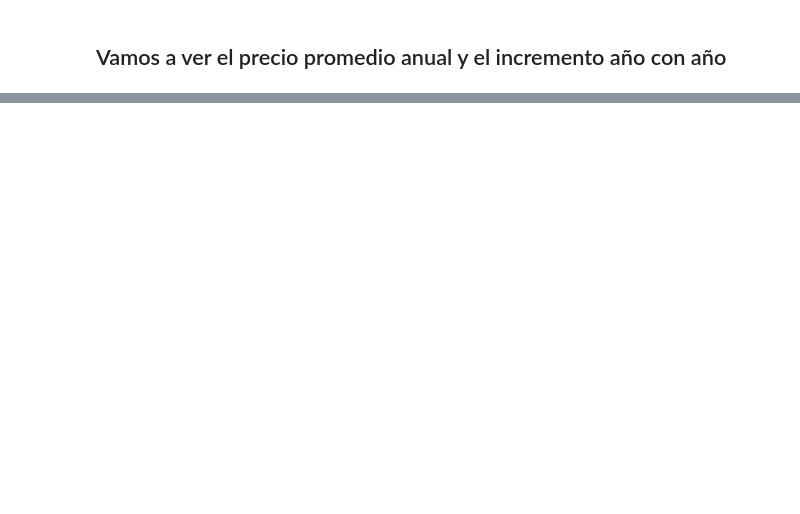
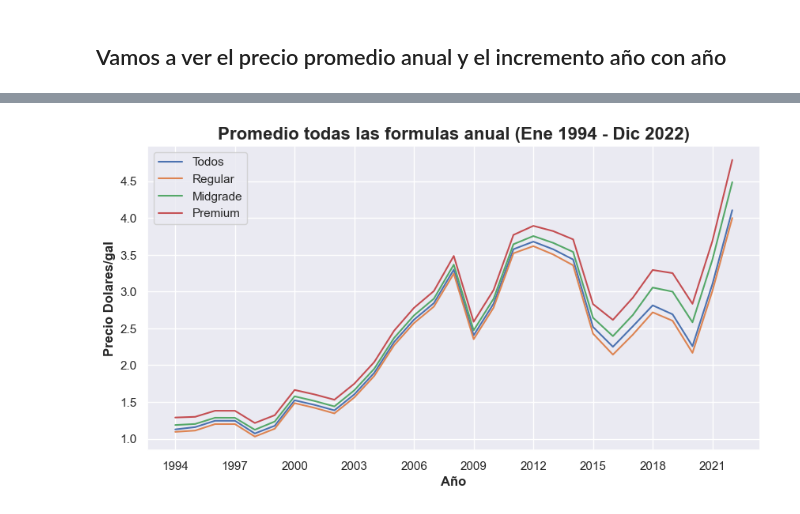
Before and after one commit to glenndt99/aa-gas-prediciton, a Jupyter notebook: AA_Final_Gas.ipynb, the cells around one changed output, grey strips where cells are left out. Drawn from its saved outputs; the diff is of its cells as text; code cells hidden in the pictures; blank space fills up the shorter version.

```diff
--- a/AA_Final_Gas.ipynb
+++ b/AA_Final_Gas.ipynb
@@ -178,0 +187,4 @@ KeyError: '[-1] not found in axis'
+# %%
+yearly_avg = dfYear.groupby('year').mean(numeric_only=True)
+yearly_avg = yearly_avg.reset_index()
+yearly_avg
@@ -178,0 +209,15 @@ KeyError: '[-1] not found in axis'
+# %%
+plt.figure(figsize= (10,5))
+sns.set_style("darkgrid")
+plt.plot(yearly_avg['year'], yearly_avg['A1'])
+plt.plot(yearly_avg['year'], yearly_avg['R1'])
+plt.plot(yearly_avg['year'], yearly_avg['M1'])
+plt.plot(yearly_avg['year'], yearly_avg['P1'])
+plt.xticks(np.arange(1994, 2022, step=3))
+plt.legend(['Todos','Regular','Midgrade','Premium'], loc = 'upper left')
+plt.title("Promedio todas las formulas anual (Ene 1994 - Dic 2022)",fontsize = 16, fontweight = 'bold')
+plt.xlabel("Año",fontsize = 12, fontweight = 'bold')
+plt.ylabel("Precio Dolares/gal",fontsize = 12, fontweight = 'bold')
+plt.show()
+# %% [output]
+[figure, added]
```
Also changed, not shown: parts of 15 cells of this notebook.
